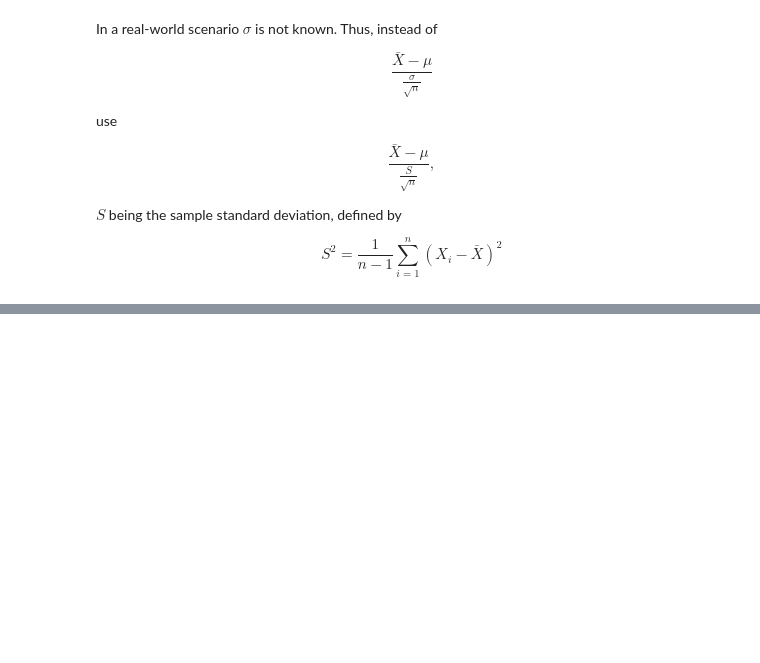
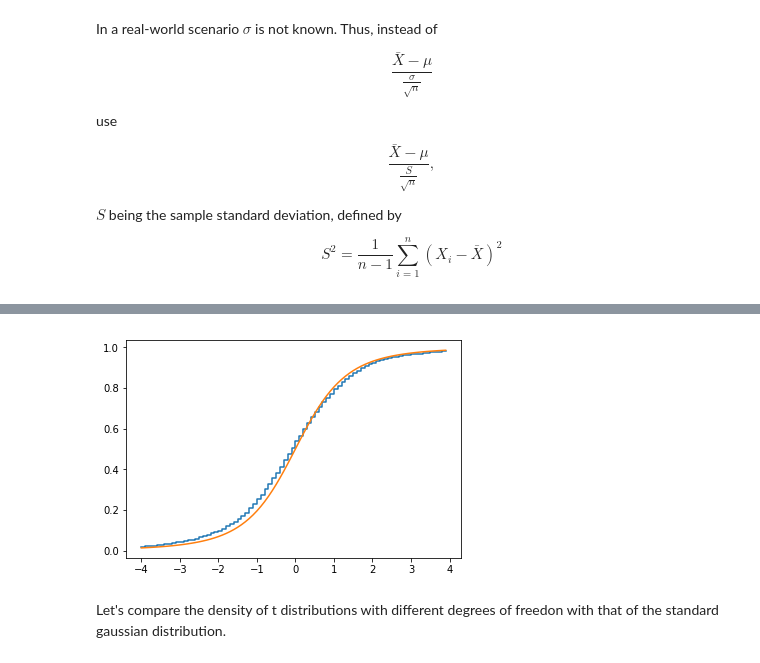
Before and after one commit to dariomalchiodi/stat-lectures, a Jupyter notebook: interval-estimate.ipynb, the cells around one changed output, grey strips where cells are left out. Drawn from its saved outputs; the diff is of its cells as text; code cells hidden in the pictures; blank space fills up the shorter version.

```diff
--- a/interval-estimate.ipynb
+++ b/interval-estimate.ipynb
@@ -379,3 +403,15 @@ import sta
+# %%
+T = st.t(3)
+ecdf = sm.distributions.ECDF(t_vals)
+x = np.arange(-4, 4, 0.1)
+y = ecdf(x)
+plt.step(x, y)
+plt.plot(x, T.cdf(x))
+plt.show()
+# %% [output]
+[figure, added]
+# %% [markdown]
+Let's compare the density of t distributions with different degrees of freedon with that of the standard gaussian distribution.
 # %%
 def t_graph(n):
     T = st.t(n)
```
Also changed, not shown: parts of 32 cells of this notebook.
